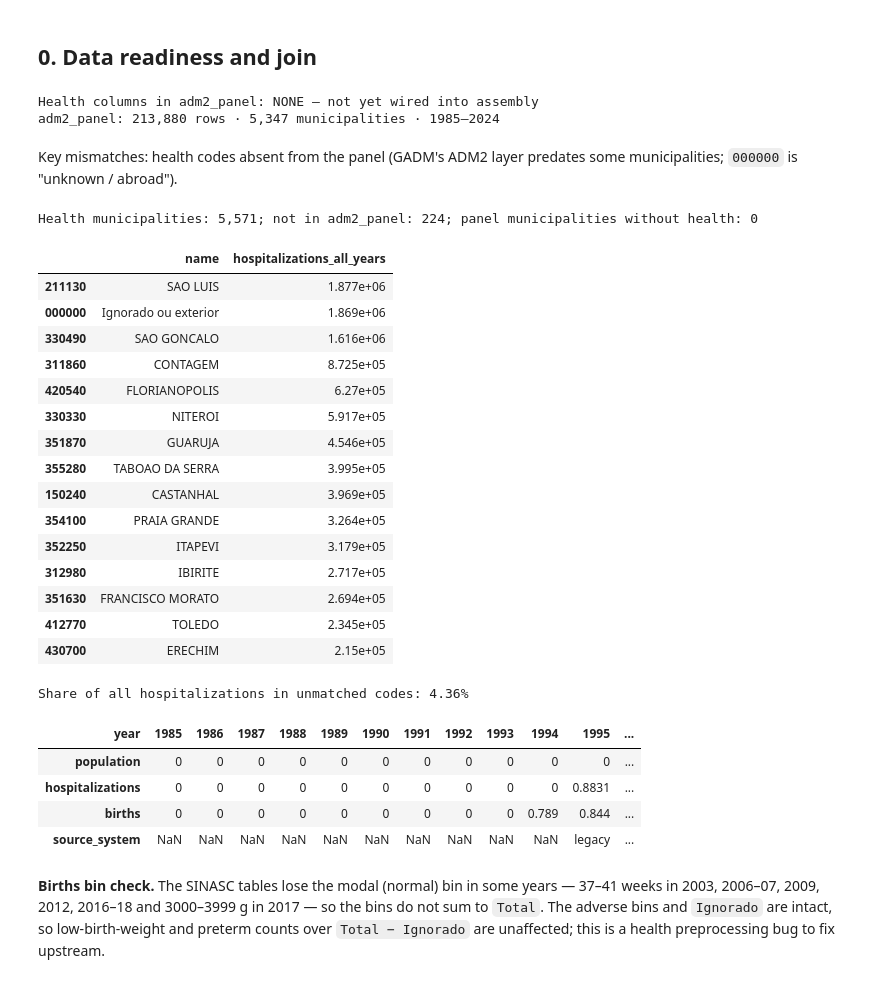
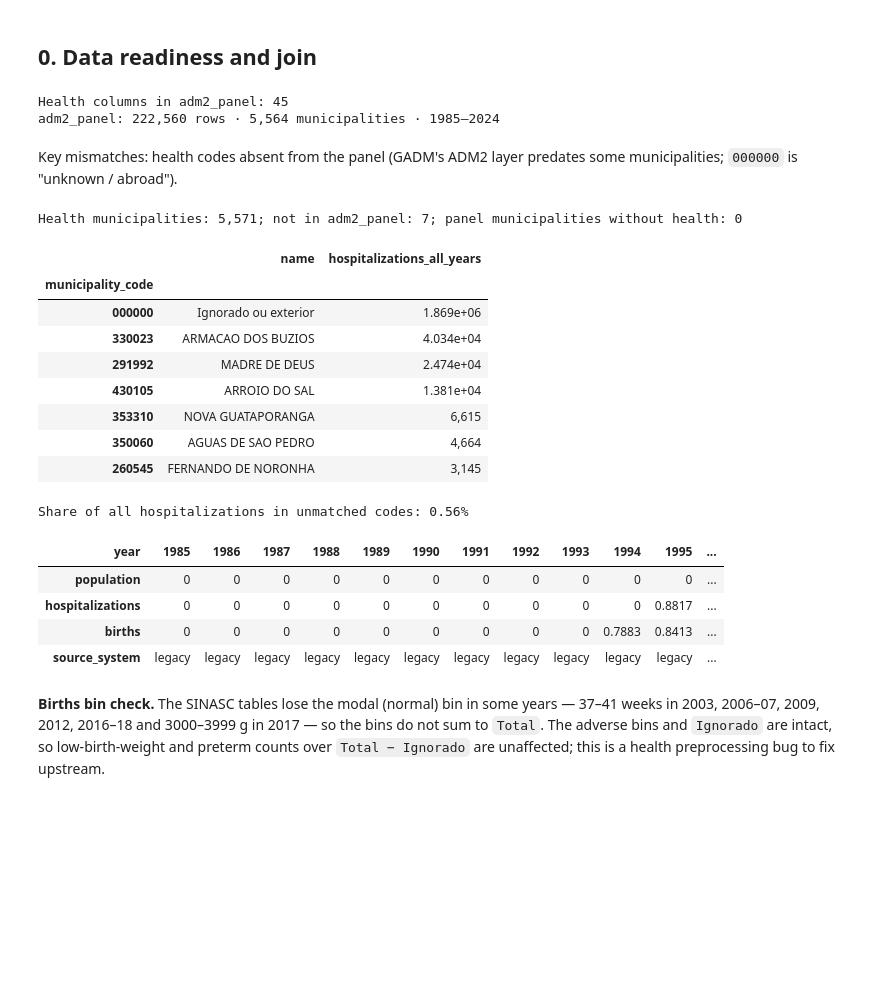
Before and after one commit to felixschulz385/Masterthesis, a Jupyter notebook: output/notebooks/health/01_descriptives.ipynb, the cells around one changed output. Cells and saved outputs as stored; diff of their text form; code cells hidden in the pictures; blank space fills up the shorter version.

```diff
--- a/output/notebooks/health/01_descriptives.ipynb
+++ b/output/notebooks/health/01_descriptives.ipynb
@@ -68,60 +67,49 @@ ICD_OUTCOMES = {
 # %% [markdown]
 ## 0. Data readiness and join
 # %%
-adm2 = panels.load_adm2_panel(years=None)
+adm2 = (panels.load_adm2_panel(years=None)
+        .rename(columns={f"hosp_icd_{code}": f"hosp_icd_{name}" for code, name in ICD_OUTCOMES.items()}))
 health_columns = [c for c in adm2.columns if c.startswith(("hosp_", "births", "deaths"))]
-print("Health columns in adm2_panel:", health_columns or "NONE — not yet wired into assembly")
+print(f"Health columns in adm2_panel: {len(health_columns)}")
 print(f"adm2_panel: {len(adm2):,} rows · {adm2.mun_id.nunique():,} municipalities · {adm2.year.min()}–{adm2.year.max()}")
-
-hosp = panels.load_hospitalizations()
-channels = panels.load_hospitalizations(breakdown="morbidity_channel").drop(columns="source_system")
-icd = (panels.load_hospitalizations(breakdown="icd10_chapter").drop(columns="source_system")
-       .rename(columns={f"hosp_icd_{code}": f"hosp_icd_{name}" for code, name in ICD_OUTCOMES.items()}))
-births = panels.load_births()
 # %% [output]
-Health columns in adm2_panel: NONE — not yet wired into assembly
-adm2_panel: 213,880 rows · 5,347 municipalities · 1985–2024
+Health columns in adm2_panel: 45
+adm2_panel: 222,560 rows · 5,564 municipalities · 1985–2024
 # %% [markdown]
 Key mismatches: health codes absent from the panel (GADM's ADM2 layer predates some municipalities; `000000` is "unknown / abroad").
 # %%
-names = (pd.read_parquet(panels.HEALTH_PROCESSED_DIR / "health_hospitalizations.parquet",
-                         columns=["municipality_code", "municipality_name"])
-         .drop_duplicates("municipality_code").set_index("municipality_code")["municipality_name"])
+# Assembly left-joins health onto the panel, so codes absent from it are checked
+# against the processed SIH table directly.
+sih_totals = pd.read_parquet(panels.HEALTH_PROCESSED_DIR / "health_hospitalizations.parquet",
+                             columns=["municipality_code", "municipality_name", "metric_name", "metric_value"],
+                             filters=[("metric_name", "==", "hospitalizations_count")])
+names = sih_totals.drop_duplicates("municipality_code").set_index("municipality_code")["municipality_name"]
+hosp_by_code = sih_totals.groupby("municipality_code")["metric_value"].sum()
 panel_ids = set(adm2["mun_id"])
-health_ids = set(hosp["mun_id"])
+health_ids = set(hosp_by_code.index)
 unmatched = sorted(health_ids - panel_ids)
 print(f"Health municipalities: {len(health_ids):,}; not in adm2_panel: {len(unmatched)}; "
       f"panel municipalities without health: {len(panel_ids - health_ids)}")
-unmatched_hosp = hosp[hosp["mun_id"].isin(unmatched)].groupby("mun_id")["hosp_hospitalizations_count"].sum()
+unmatched_hosp = hosp_by_code.reindex(unmatched)
 display(pd.DataFrame({"name": names.reindex(unmatched), "hospitalizations_all_years": unmatched_hosp})
         .sort_values("hospitalizations_all_years", ascending=False).head(15))
 print(f"Share of all hospitalizations in unmatched codes: "
-      f"{unmatched_hosp.sum() / hosp['hosp_hospitalizations_count'].sum():.2%}")
+      f"{unmatched_hosp.sum() / hosp_by_code.sum():.2%}")
 # %% [output]
-Health municipalities: 5,571; not in adm2_panel: 224; panel municipalities without health: 0
+Health municipalities: 5,571; not in adm2_panel: 7; panel municipalities without health: 0
 |  | name | hospitalizations_all_years |
-| 211130 | SAO LUIS | 1.877e+06 |
+| municipality_code |  |  |
 | 000000 | Ignorado ou exterior | 1.869e+06 |
-| 330490 | SAO GONCALO | 1.616e+06 |
-| 311860 | CONTAGEM | 8.725e+05 |
-| 420540 | FLORIANOPOLIS | 6.27e+05 |
-| 330330 | NITEROI | 5.917e+05 |
-| 351870 | GUARUJA | 4.546e+05 |
-| 355280 | TABOAO DA SERRA | 3.995e+05 |
-| 150240 | CASTANHAL | 3.969e+05 |
-| 354100 | PRAIA GRANDE | 3.264e+05 |
-| 352250 | ITAPEVI | 3.179e+05 |
-| 312980 | IBIRITE | 2.717e+05 |
-| 351630 | FRANCISCO MORATO | 2.694e+05 |
-| 412770 | TOLEDO | 2.345e+05 |
-| 430700 | ERECHIM | 2.15e+05 |
+| 330023 | ARMACAO DOS BUZIOS | 4.034e+04 |
+| 291992 | MADRE DE DEUS | 2.474e+04 |
+| 430105 | ARROIO DO SAL | 1.381e+04 |
+| 353310 | NOVA GUATAPORANGA | 6,615 |
+| 350060 | AGUAS DE SAO PEDRO | 4,664 |
+| 260545 | FERNANDO DE NORONHA | 3,145 |
-Share of all hospitalizations in unmatched codes: 4.36%
+Share of all hospitalizations in unmatched codes: 0.56%
 # %%
-df = (adm2
-      .merge(hosp, on=["mun_id", "year"], how="left", validate="one_to_one")
-      .merge(channels, on=["mun_id", "year"], how="left", validate="one_to_one")
-      .merge(icd, on=["mun_id", "year"], how="left", validate="one_to_one")
-      .merge(births, on=["mun_id", "year"], how="left", validate="one_to_one"))
+df = adm2.copy()
+df["source_system"] = panels.sih_source_system(df["year"])
 df["population"] = df["population"].astype(float)
 df["state"] = df["mun_id"].str[:2]
 df["state_year"] = df["state"] + "_" + df["year"].astype(str)
@@ -137,9 +125,9 @@ display(availability.T)
 # %% [output]
 | year | 1985 | 1986 | 1987 | 1988 | 1989 | 1990 | 1991 | 1992 | 1993 | 1994 | 1995 | ... |
 | population | 0 | 0 | 0 | 0 | 0 | 0 | 0 | 0 | 0 | 0 | 0 | ... |
-| hospitalizations | 0 | 0 | 0 | 0 | 0 | 0 | 0 | 0 | 0 | 0 | 0.8831 | ... |
-| births | 0 | 0 | 0 | 0 | 0 | 0 | 0 | 0 | 0 | 0.789 | 0.844 | ... |
-| source_system | NaN | NaN | NaN | NaN | NaN | NaN | NaN | NaN | NaN | NaN | legacy | ... |
+| hospitalizations | 0 | 0 | 0 | 0 | 0 | 0 | 0 | 0 | 0 | 0 | 0.8817 | ... |
+| births | 0 | 0 | 0 | 0 | 0 | 0 | 0 | 0 | 0 | 0.7883 | 0.8413 | ... |
+| source_system | legacy | legacy | legacy | legacy | legacy | legacy | legacy | legacy | legacy | legacy | legacy | ... |
 # %% [markdown]
 **Births bin check.** The SINASC tables lose the modal (normal) bin in some years —
 37–41 weeks in 2003, 2006–07, 2009, 2012, 2016–18 and 3000–3999 g in 2017 — so the bins
```
Also changed, not shown: parts of 28 cells of this notebook, 2 other files.
